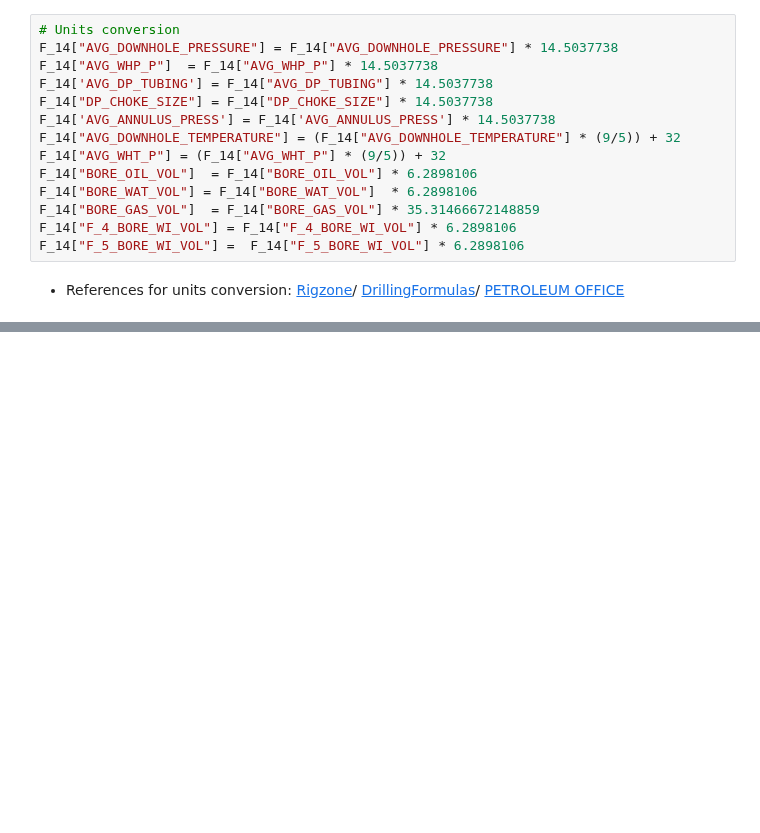
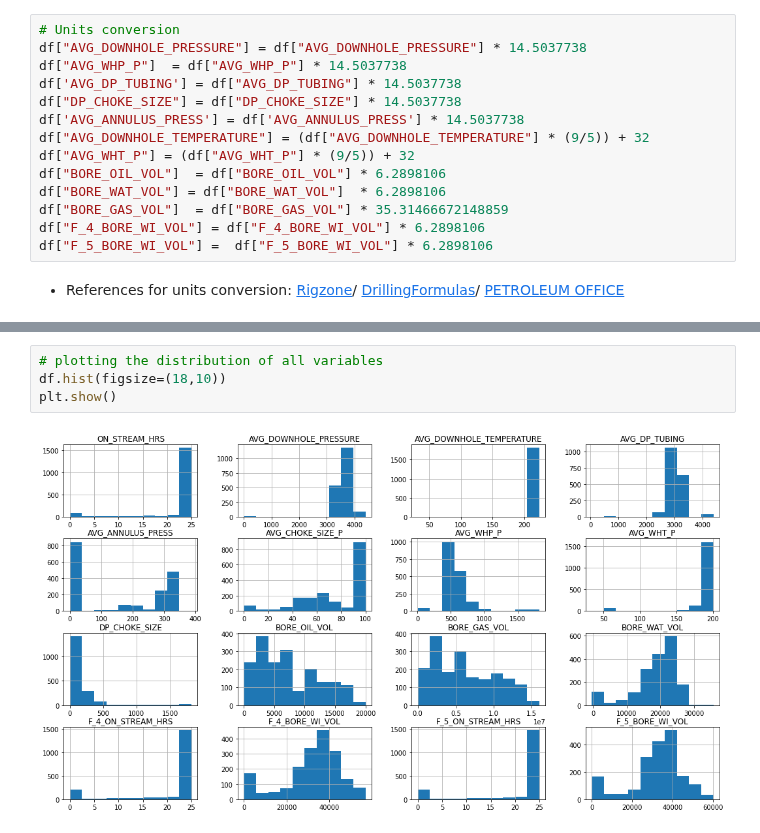
Before and after one commit to ashrafalaghbari/GA-TCN-LSTM, a Jupyter notebook: EDA.ipynb, the cells around one changed output, grey strips where cells are left out. Saved outputs shown, nothing was run; the diff lists cells and outputs as text; blank space fills up the shorter version.

```diff
--- a/EDA.ipynb
+++ b/EDA.ipynb
@@ -240,16 +97,16 @@ F_14.groupby(by =[F_14.index.year, F_14.index.month]).sum().iloc[np.r_[0:12, 72:
 # %%
 # Units conversion
-F_14["AVG_DOWNHOLE_PRESSURE"] = F_14["AVG_DOWNHOLE_PRESSURE"] * 14.5037738
-F_14["AVG_WHP_P"]  = F_14["AVG_WHP_P"] * 14.5037738
-F_14['AVG_DP_TUBING'] = F_14["AVG_DP_TUBING"] * 14.5037738
-F_14["DP_CHOKE_SIZE"] = F_14["DP_CHOKE_SIZE"] * 14.5037738
-F_14['AVG_ANNULUS_PRESS'] = F_14['AVG_ANNULUS_PRESS'] * 14.5037738
-F_14["AVG_DOWNHOLE_TEMPERATURE"] = (F_14["AVG_DOWNHOLE_TEMPERATURE"] * (9/5)) + 32
-F_14["AVG_WHT_P"] = (F_14["AVG_WHT_P"] * (9/5)) + 32
-F_14["BORE_OIL_VOL"]  = F_14["BORE_OIL_VOL"] * 6.2898106
-F_14["BORE_WAT_VOL"] = F_14["BORE_WAT_VOL"]  * 6.2898106
-F_14["BORE_GAS_VOL"]  = F_14["BORE_GAS_VOL"] * 35.31466672148859
-F_14["F_4_BORE_WI_VOL"] = F_14["F_4_BORE_WI_VOL"] * 6.2898106
-F_14["F_5_BORE_WI_VOL"] =  F_14["F_5_BORE_WI_VOL"] * 6.2898106
+df["AVG_DOWNHOLE_PRESSURE"] = df["AVG_DOWNHOLE_PRESSURE"] * 14.5037738
+df["AVG_WHP_P"]  = df["AVG_WHP_P"] * 14.5037738
+df['AVG_DP_TUBING'] = df["AVG_DP_TUBING"] * 14.5037738
+df["DP_CHOKE_SIZE"] = df["DP_CHOKE_SIZE"] * 14.5037738
+df['AVG_ANNULUS_PRESS'] = df['AVG_ANNULUS_PRESS'] * 14.5037738
+df["AVG_DOWNHOLE_TEMPERATURE"] = (df["AVG_DOWNHOLE_TEMPERATURE"] * (9/5)) + 32
+df["AVG_WHT_P"] = (df["AVG_WHT_P"] * (9/5)) + 32
+df["BORE_OIL_VOL"]  = df["BORE_OIL_VOL"] * 6.2898106
+df["BORE_WAT_VOL"] = df["BORE_WAT_VOL"]  * 6.2898106
+df["BORE_GAS_VOL"]  = df["BORE_GAS_VOL"] * 35.31466672148859
+df["F_4_BORE_WI_VOL"] = df["F_4_BORE_WI_VOL"] * 6.2898106
+df["F_5_BORE_WI_VOL"] =  df["F_5_BORE_WI_VOL"] * 6.2898106
 # %% [markdown]
 * References for units conversion: [Rigzone](https://www.rigzone.com/calculator/default.asp#calc)/ [DrillingFormulas](https://www.drillingformulas.com/temperature-conversion-formulas/)/ [PETROLEUM OFFICE](https://petroleumoffice.com/unitconverter/volume-flow-rate/)
@@ -475,0 +222,6 @@ from
+# %%
+# plotting the distribution of all variables
+df.hist(figsize=(18,10))
+plt.show()
+# %% [output]
+[figure, added]
```
Also changed, not shown: parts of 62 cells of this notebook.
